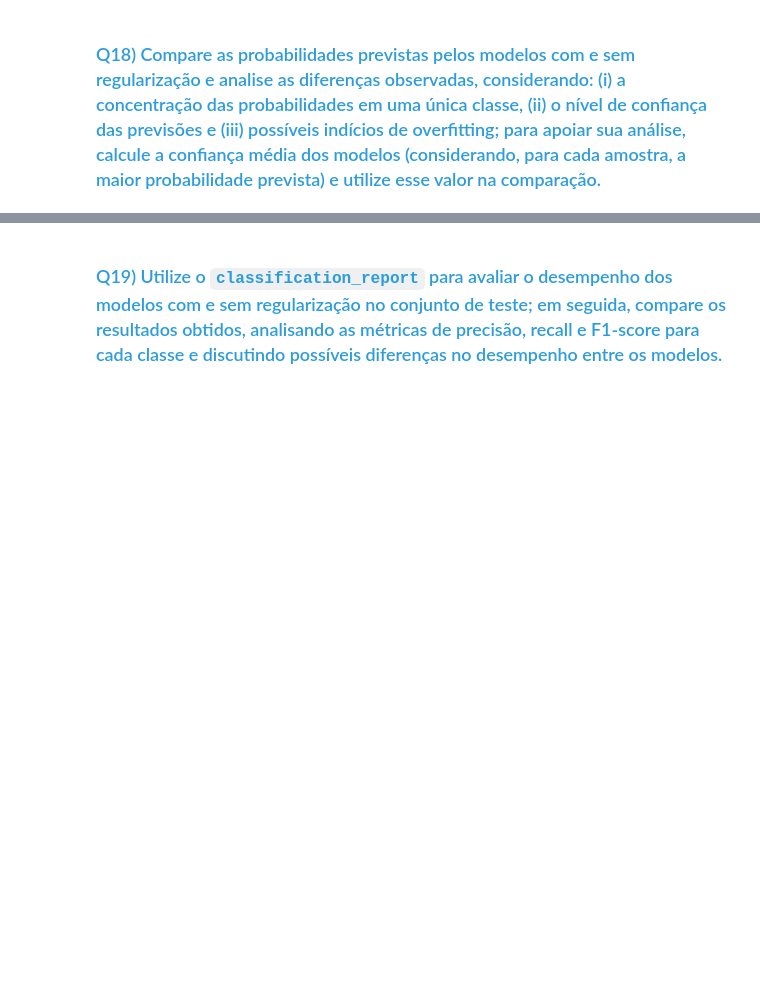
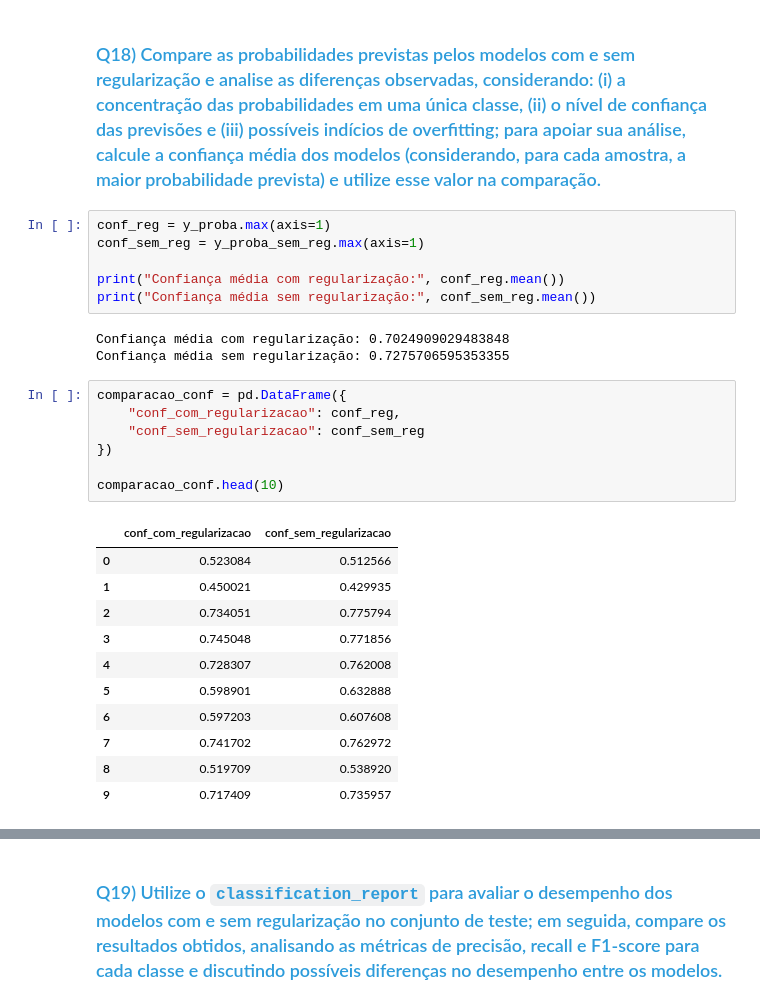
Before and after one commit to MarceloHOPV/API---fastAPI, a Jupyter notebook: C318_2026_1_Atividade_05_Enunciado.ipynb, the cells around one changed output, grey strips where cells are left out. Saved outputs shown, nothing was run; the diff lists cells and outputs as text; blank space fills up the shorter version.

```diff
--- a/C318_2026_1_Atividade_05_Enunciado.ipynb
+++ b/C318_2026_1_Atividade_05_Enunciado.ipynb
@@ -604,2 +669,30 @@ Convergiu corretamente
 # %% [markdown]
 ### <font color='#2D9CDB'>Q18) Compare as probabilidades previstas pelos modelos com e sem regularização e analise as diferenças observadas, considerando: (i) a concentração das probabilidades em uma única classe, (ii) o nível de confiança das previsões e (iii) possíveis indícios de overfitting; para apoiar sua análise, calcule a confiança média dos modelos (considerando, para cada amostra, a maior probabilidade prevista) e utilize esse valor na comparação.</font>
+# %%
+conf_reg = y_proba.max(axis=1)
+conf_sem_reg = y_proba_sem_reg.max(axis=1)
+
+print("Confiança média com regularização:", conf_reg.mean())
+print("Confiança média sem regularização:", conf_sem_reg.mean())
+# %% [output]
+Confiança média com regularização: 0.7024909029483848
+Confiança média sem regularização: 0.7275706595353355
+# %%
+comparacao_conf = pd.DataFrame({
+    "conf_com_regularizacao": conf_reg,
+    "conf_sem_regularizacao": conf_sem_reg
+})
+
+comparacao_conf.head(10)
+# %% [output]
+|  | conf_com_regularizacao | conf_sem_regularizacao |
+| 0 | 0.523084 | 0.512566 |
+| 1 | 0.450021 | 0.429935 |
+| 2 | 0.734051 | 0.775794 |
+| 3 | 0.745048 | 0.771856 |
+| 4 | 0.728307 | 0.762008 |
+| 5 | 0.598901 | 0.632888 |
+| 6 | 0.597203 | 0.607608 |
+| 7 | 0.741702 | 0.762972 |
+| 8 | 0.519709 | 0.538920 |
+| 9 | 0.717409 | 0.735957 |
```
Also changed, not shown: parts of 11 cells of this notebook.
